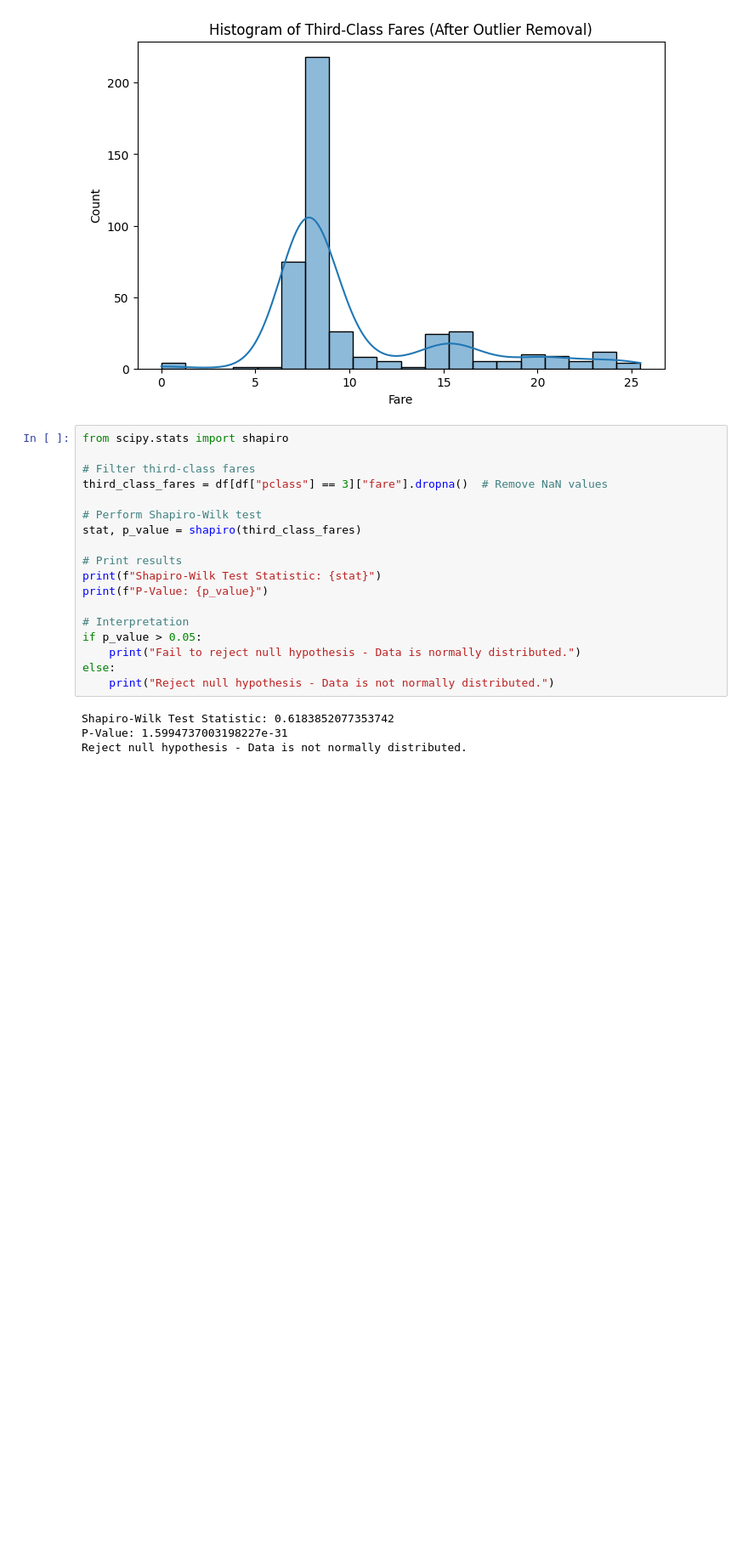
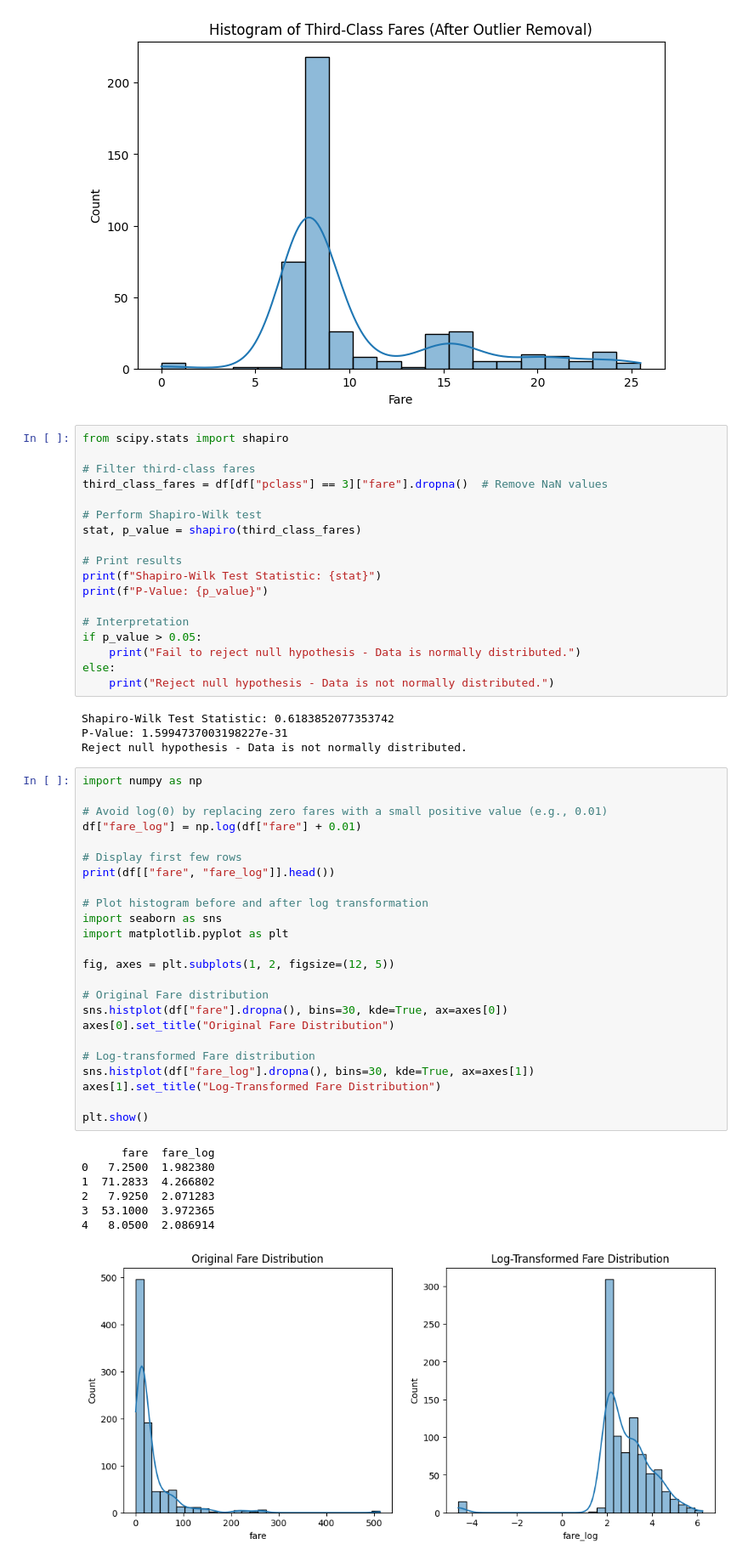
Before and after one commit to ejazurrehman/EDA, a Jupyter notebook: EDA.ipynb, the cells around one changed output. Shown at 85% size. Saved outputs shown, nothing was run; the diff lists cells and outputs as text; blank space fills up the shorter version.

```diff
--- a/EDA.ipynb
+++ b/EDA.ipynb
@@ -537,3 +537,35 @@ else:
 Shapiro-Wilk Test Statistic: 0.6183852077353742
 P-Value: 1.5994737003198227e-31
 Reject null hypothesis - Data is not normally distributed.
+# %%
+import numpy as np
+
+# Avoid log(0) by replacing zero fares with a small positive value (e.g., 0.01)
+df["fare_log"] = np.log(df["fare"] + 0.01)
+
+# Display first few rows
+print(df[["fare", "fare_log"]].head())
+
+# Plot histogram before and after log transformation
+import seaborn as sns
+import matplotlib.pyplot as plt
+
+fig, axes = plt.subplots(1, 2, figsize=(12, 5))
+
+# Original Fare distribution
+sns.histplot(df["fare"].dropna(), bins=30, kde=True, ax=axes[0])
+axes[0].set_title("Original Fare Distribution")
+
+# Log-transformed Fare distribution
+sns.histplot(df["fare_log"].dropna(), bins=30, kde=True, ax=axes[1])
+axes[1].set_title("Log-Transformed Fare Distribution")
+
+plt.show()
+# %% [output]
+      fare  fare_log
+0   7.2500  1.982380
+1  71.2833  4.266802
+2   7.9250  2.071283
+3  53.1000  3.972365
+4   8.0500  2.086914
+[figure, added]
```
Also changed, not shown: parts of 21 cells of this notebook.
